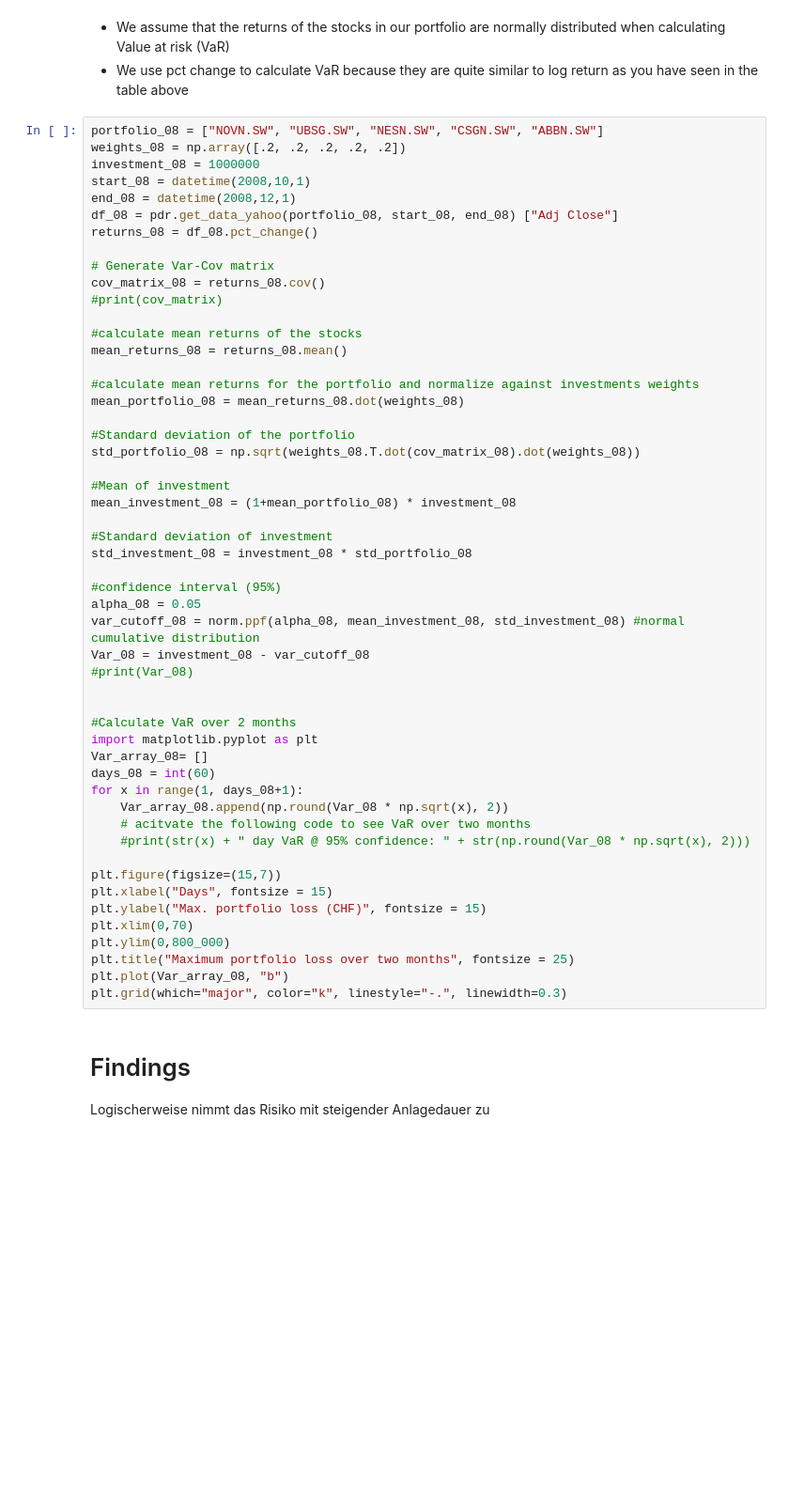
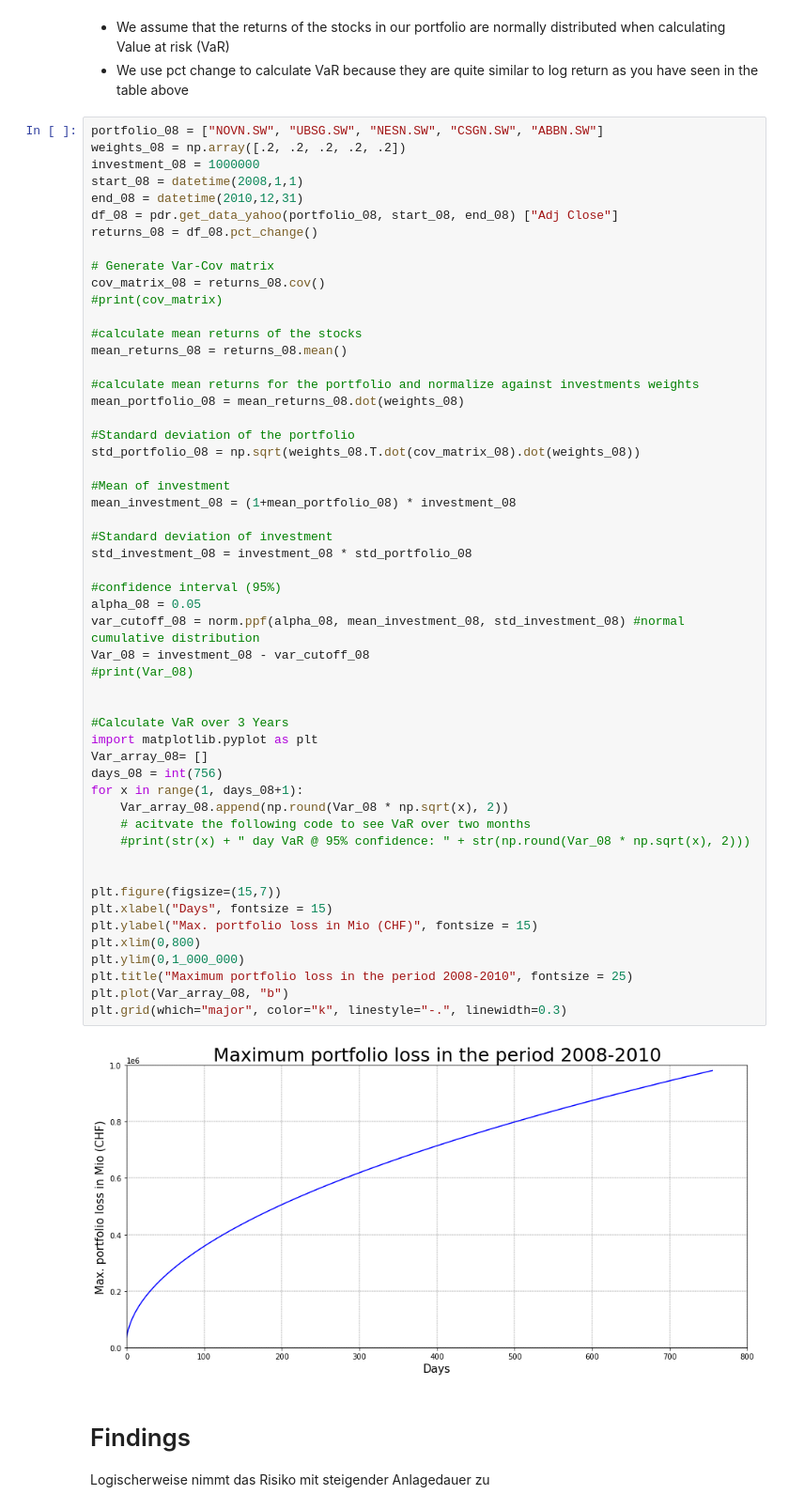
Before and after one commit to Darioschuerch/Project_MRWAM69.F2201_Marzer_Schuerch, a Jupyter notebook: Project/Project_MRWAM69.F2201_Marzer_Schuerch.ipynb, the cells around one changed output. Shown at 94% size. Saved outputs shown, nothing was run; the diff lists cells and outputs as text; blank space fills up the shorter version.

```diff
--- a/Project/Project_MRWAM69.F2201_Marzer_Schuerch.ipynb
+++ b/Project/Project_MRWAM69.F2201_Marzer_Schuerch.ipynb
@@ -310,8 +310,8 @@ plt.legend()
 portfolio_08 = ["NOVN.SW", "UBSG.SW", "NESN.SW", "CSGN.SW", "ABBN.SW"]
 weights_08 = np.array([.2, .2, .2, .2, .2])
 investment_08 = 1000000
-start_08 = datetime(2008,10,1)
-end_08 = datetime(2008,12,1)
+start_08 = datetime(2008,1,1)
+end_08 = datetime(2010,12,31)
 df_08 = pdr.get_data_yahoo(portfolio_08, start_08, end_08) ["Adj Close"]
 returns_08 = df_08.pct_change()
 
@@ -325,39 +325,42 @@ mean_returns_08 = returns_08.mean()
 #calculate mean returns for the portfolio and normalize against investments weights
 mean_portfolio_08 = mean_returns_08.dot(weights_08)
 
 #Standard deviation of the portfolio
 std_portfolio_08 = np.sqrt(weights_08.T.dot(cov_matrix_08).dot(weights_08))
 
 #Mean of investment
 mean_investment_08 = (1+mean_portfolio_08) * investment_08
 
 #Standard deviation of investment
 std_investment_08 = investment_08 * std_portfolio_08
 
 #confidence interval (95%)
 alpha_08 = 0.05
 var_cutoff_08 = norm.ppf(alpha_08, mean_investment_08, std_investment_08) #normal cumulative distribution
 Var_08 = investment_08 - var_cutoff_08
 #print(Var_08)
 
 
-#Calculate VaR over 2 months
+#Calculate VaR over 3 Years
 import matplotlib.pyplot as plt
 Var_array_08= []
-days_08 = int(60)
+days_08 = int(756)
 for x in range(1, days_08+1):
     Var_array_08.append(np.round(Var_08 * np.sqrt(x), 2))
     # acitvate the following code to see VaR over two months
     #print(str(x) + " day VaR @ 95% confidence: " + str(np.round(Var_08 * np.sqrt(x), 2)))
 
+
 plt.figure(figsize=(15,7))
 plt.xlabel("Days", fontsize = 15)
-plt.ylabel("Max. portfolio loss (CHF)", fontsize = 15)
-plt.xlim(0,70)
-plt.ylim(0,800_000)
-plt.title("Maximum portfolio loss over two months", fontsize = 25)
+plt.ylabel("Max. portfolio loss in Mio (CHF)", fontsize = 15)
+plt.xlim(0,800)
+plt.ylim(0,1_000_000)
+plt.title("Maximum portfolio loss in the period 2008-2010", fontsize = 25)
 plt.plot(Var_array_08, "b")
 plt.grid(which="major", color="k", linestyle="-.", linewidth=0.3)
+# %% [output]
+[figure, added]
 # %% [markdown]
 # Findings<br>
 Logischerweise nimmt das Risiko mit steigender Anlagedauer zu
```
Also changed, not shown: parts of 18 cells of this notebook, 1 other file.
